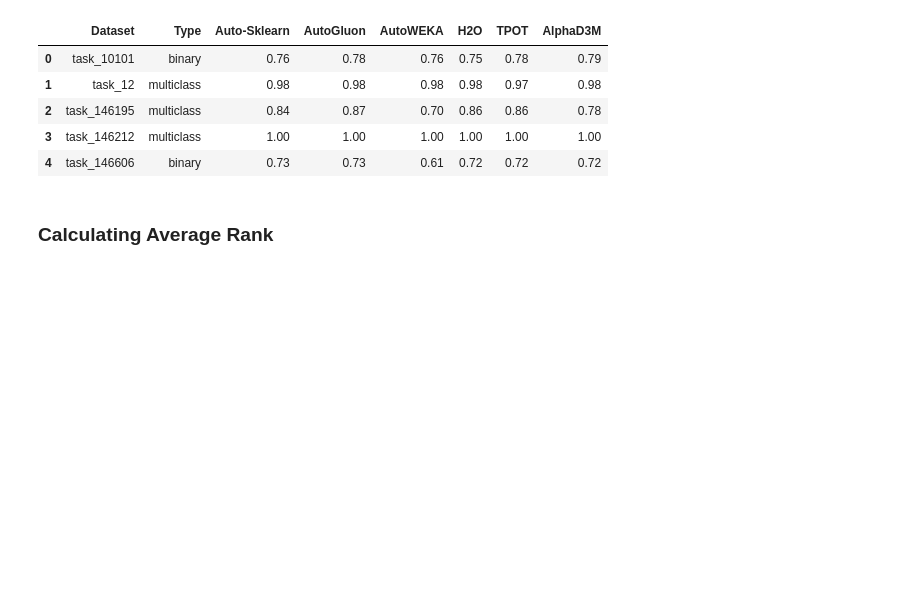
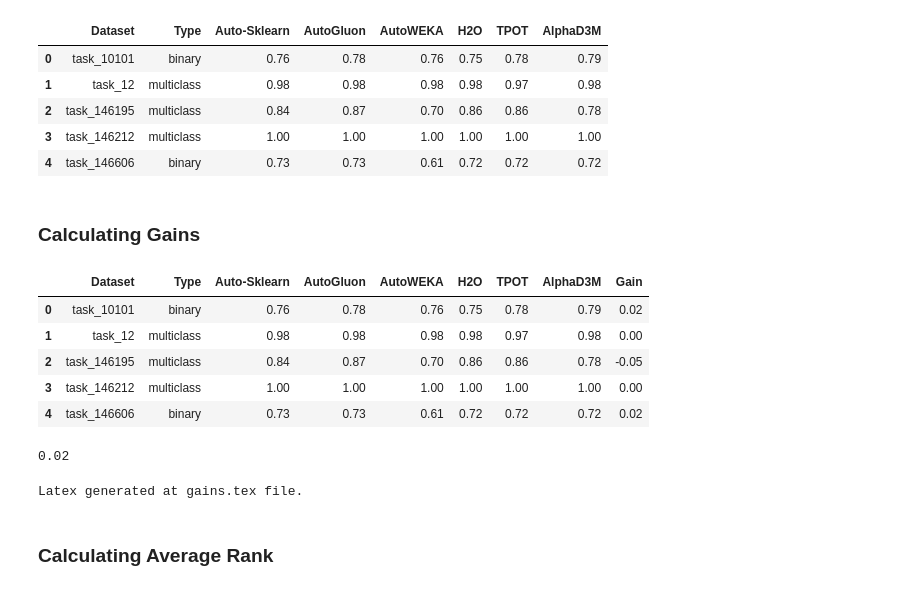
Before and after one commit to VIDA-NYU/alphad3m, a Jupyter notebook: scripts/paper_automlconference/openml_datasets_experiments.ipynb, the cells around one changed output. Cells and saved outputs as stored; diff of their text form; code cells hidden in the pictures; blank space fills up the shorter version.

Commit message:
Calculate gains

```diff
--- a/scripts/paper_automlconference/openml_datasets_experiments.ipynb
+++ b/scripts/paper_automlconference/openml_datasets_experiments.ipynb
@@ -36,9 +36,41 @@ def calculate_rank(performances):
 
 def generate_latex(all_performances, file_name):
     performances = all_performances.copy(deep=True)
-    performances.drop(columns=['Type'], inplace=True)
-    performances.to_latex(f'{file_name}.txt', float_format='%.2f', index=False, na_rep='-')
-    print('Latex generated!')
+    try:
+        performances.drop(columns=['Type'], inplace=True)
+    except:
+        pass
+    performances.to_latex(f'{file_name}.tex', float_format='%.2f', index=False, na_rep='-')
+    print(f'Latex generated at {file_name}.tex file.')
+
+def calculate_gain(all_performances):
+    systems =  ['Auto-Sklearn', 'AutoGluon', 'AutoWEKA', 'H2O', 'TPOT']
+    performances = all_performances.copy(deep=True)
+    performances['Others_Avg'] = performances[systems].mean(axis=1)
+    performances['Gain'] = performances['AlphaD3M'] - performances['Others_Avg']
+    performances.drop(columns=['Others_Avg'], inplace=True)
+
+    return performances.round(2)
+# %% [markdown]
+### Calculating Gains
+# %%
+gains = calculate_gain(performances)
+gains.head()
+# %% [output]
+|  | Dataset | Type | Auto-Sklearn | AutoGluon | AutoWEKA | H2O | TPOT | AlphaD3M | Gain |
+| 0 | task_10101 | binary | 0.76 | 0.78 | 0.76 | 0.75 | 0.78 | 0.79 | 0.02 |
+| 1 | task_12 | multiclass | 0.98 | 0.98 | 0.98 | 0.98 | 0.97 | 0.98 | 0.00 |
+| 2 | task_146195 | multiclass | 0.84 | 0.87 | 0.70 | 0.86 | 0.86 | 0.78 | -0.05 |
+| 3 | task_146212 | multiclass | 1.00 | 1.00 | 1.00 | 1.00 | 1.00 | 1.00 | 0.00 |
+| 4 | task_146606 | binary | 0.73 | 0.73 | 0.61 | 0.72 | 0.72 | 0.72 | 0.02 |
+# %%
+gains['Gain'].mean().round(2)
+# %% [output]
+0.02
+# %%
+generate_latex(gains, 'gains')
+# %% [output]
+Latex generated at gains.tex file.
 # %% [markdown]
 ### Calculating Average Rank
 # %%
```
Also changed, not shown: parts of 2 cells of this notebook.
